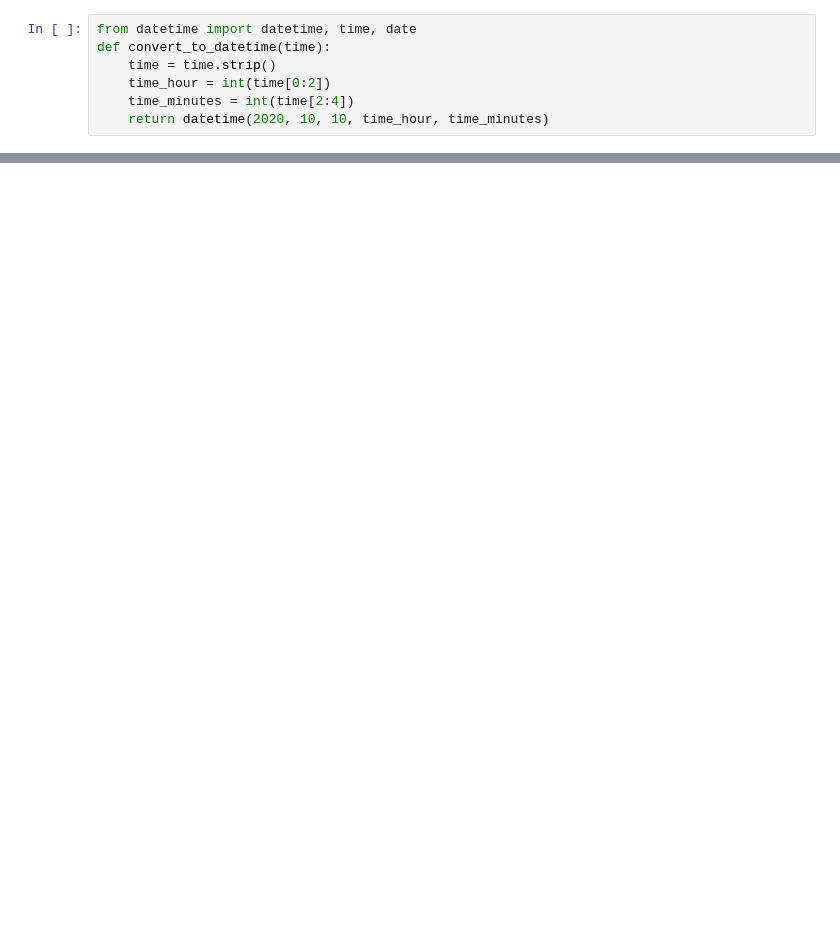
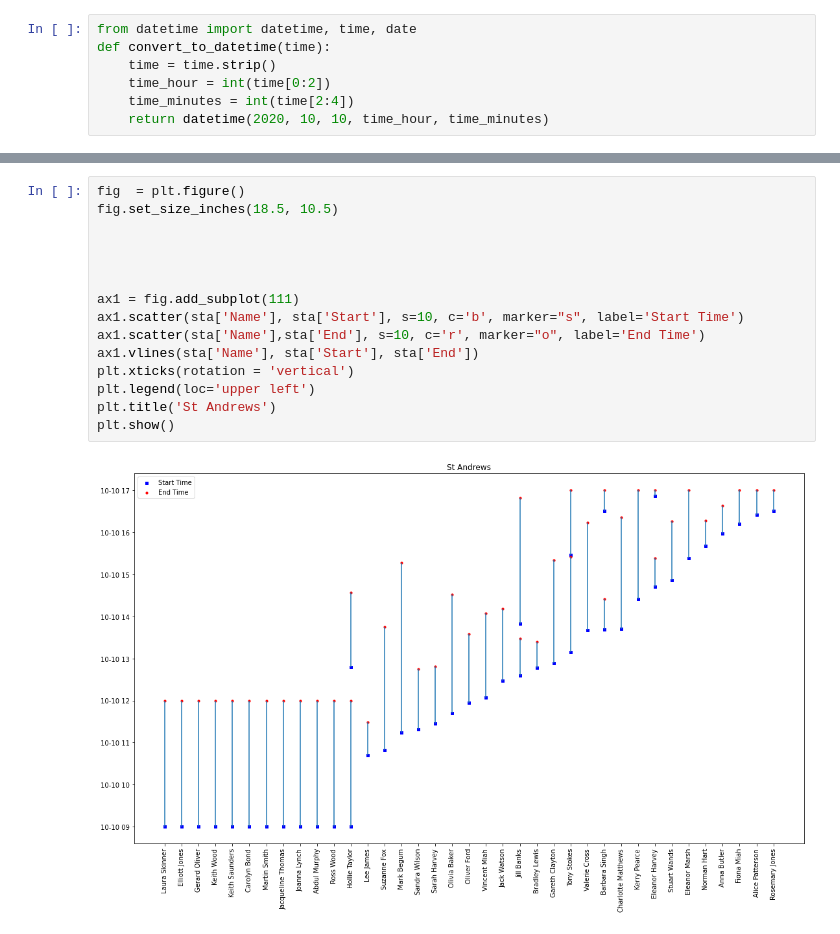
Before and after one commit to SamSJackson/GUTS2022, a Jupyter notebook: security file analysis.ipynb, the cells around one changed output, grey strips where cells are left out. Saved outputs shown, nothing was run; the diff lists cells and outputs as text; blank space fills up the shorter version.

```diff
--- a/security file analysis.ipynb
+++ b/security file analysis.ipynb
@@ -66,0 +160,17 @@ newdataframe
+# %%
+fig  = plt.figure()
+fig.set_size_inches(18.5, 10.5)
+
+
+
+
+ax1 = fig.add_subplot(111)
+ax1.scatter(sta['Name'], sta['Start'], s=10, c='b', marker="s", label='Start Time')
+ax1.scatter(sta['Name'],sta['End'], s=10, c='r', marker="o", label='End Time')
+ax1.vlines(sta['Name'], sta['Start'], sta['End'])
+plt.xticks(rotation = 'vertical')
+plt.legend(loc='upper left')
+plt.title('St Andrews')
+plt.show()
+# %% [output]
+[figure, added]
```
Also changed, not shown: parts of 30 cells of this notebook.
